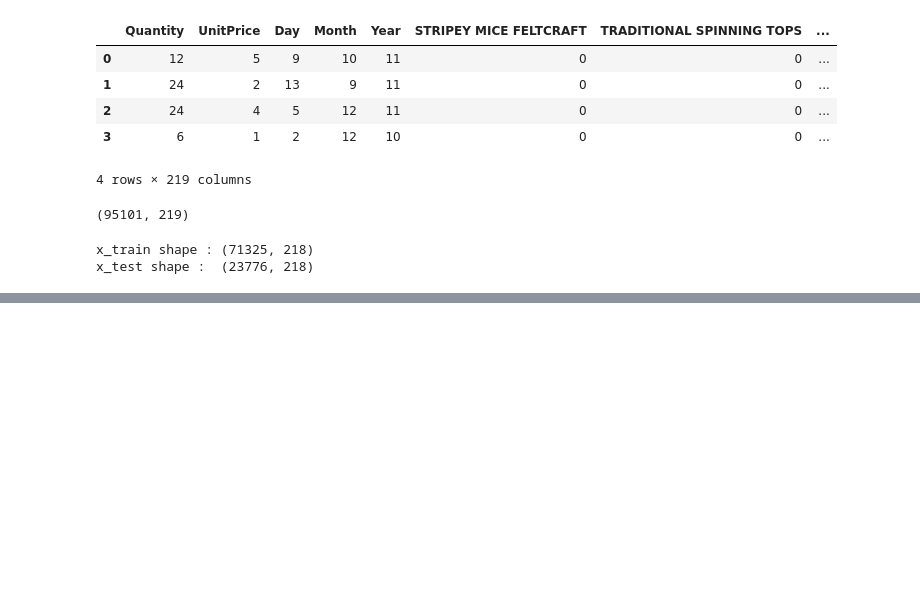
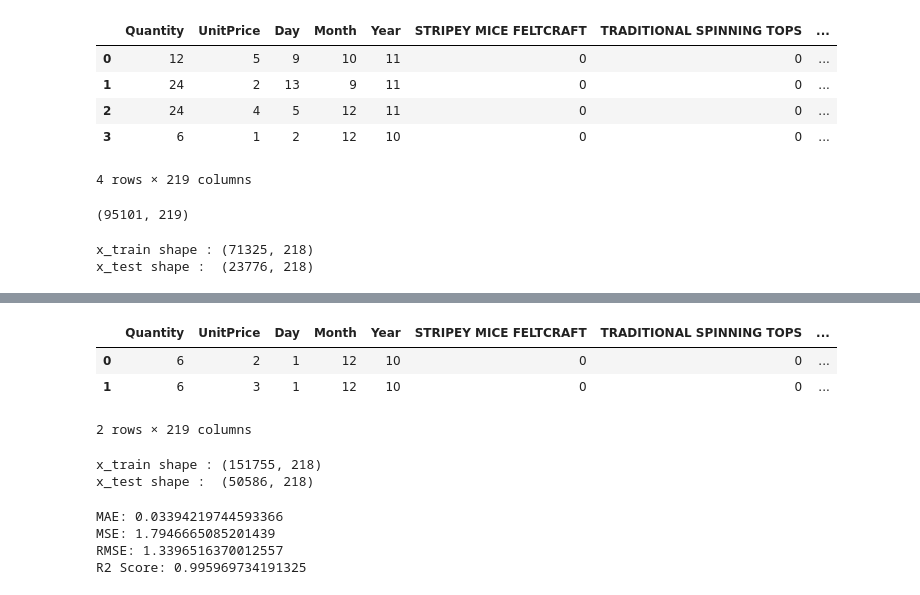
Before and after one commit to vinodkumargr/retail_transaction_pred, a Jupyter notebook: notebook_1.ipynb, the cells around one changed output, grey strips where cells are left out. Cells and saved outputs as stored; diff of their text form; code cells hidden in the pictures; blank space fills up the shorter version.

Commit message:
small issue in model training

```diff
--- a/notebook_1.ipynb
+++ b/notebook_1.ipynb
@@ -558,0 +559,34 @@ R2 Score: 0.9964569167651347
+# %%
+d = pd.read_csv("/home/vinod/projects/retail_transaction_pred/artifacts/data_transformation/feature_store/transformed_base_df.csv")
+d.head(2)
+# %% [output]
+|  | Quantity | UnitPrice | Day | Month | Year | STRIPEY MICE FELTCRAFT | TRADITIONAL SPINNING TOPS | ... |
+| 0 | 6 | 2 | 1 | 12 | 10 | 0 | 0 | ... |
+| 1 | 6 | 3 | 1 | 12 | 10 | 0 | 0 | ... |
+2 rows × 219 columns
+# %%
+x=d.drop(columns=['Total_price'])
+y=d.Total_price
+
+#train test split:
+x_train, x_test, y_train, y_test = train_test_split(x,y, random_state=22)
+
+print('x_train shape :', x_train.shape)
+print('x_test shape : ', x_test.shape)
+# %% [output]
+x_train shape : (151755, 218)
+x_test shape :  (50586, 218)
+# %%
+lr = LinearRegression()
+dtr.fit(x_train, y_train)
+y_pred = dtr.predict(x_test)
+
+print("MAE:",mean_absolute_error(y_test, y_pred))
+print("MSE:", mean_squared_error(y_test, y_pred))
+print("RMSE:", np.sqrt(mean_squared_error(y_test, y_pred)))
+print("R2 Score:", r2_score(y_test, y_pred))
+# %% [output]
+MAE: 0.03394219744593366
+MSE: 1.7946665085201439
+RMSE: 1.3396516370012557
+R2 Score: 0.995969734191325
```
Also changed, not shown: parts of 2 cells of this notebook, 25 other files.
